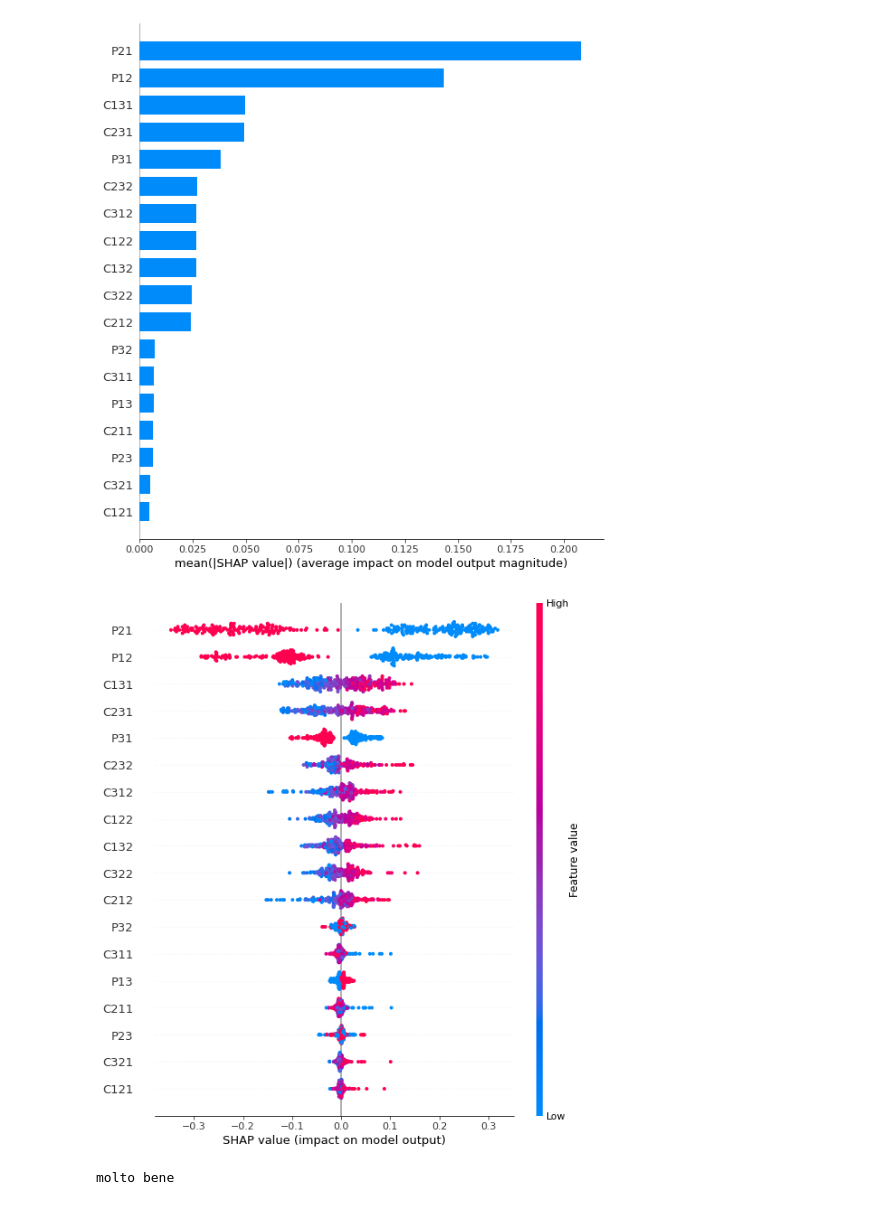
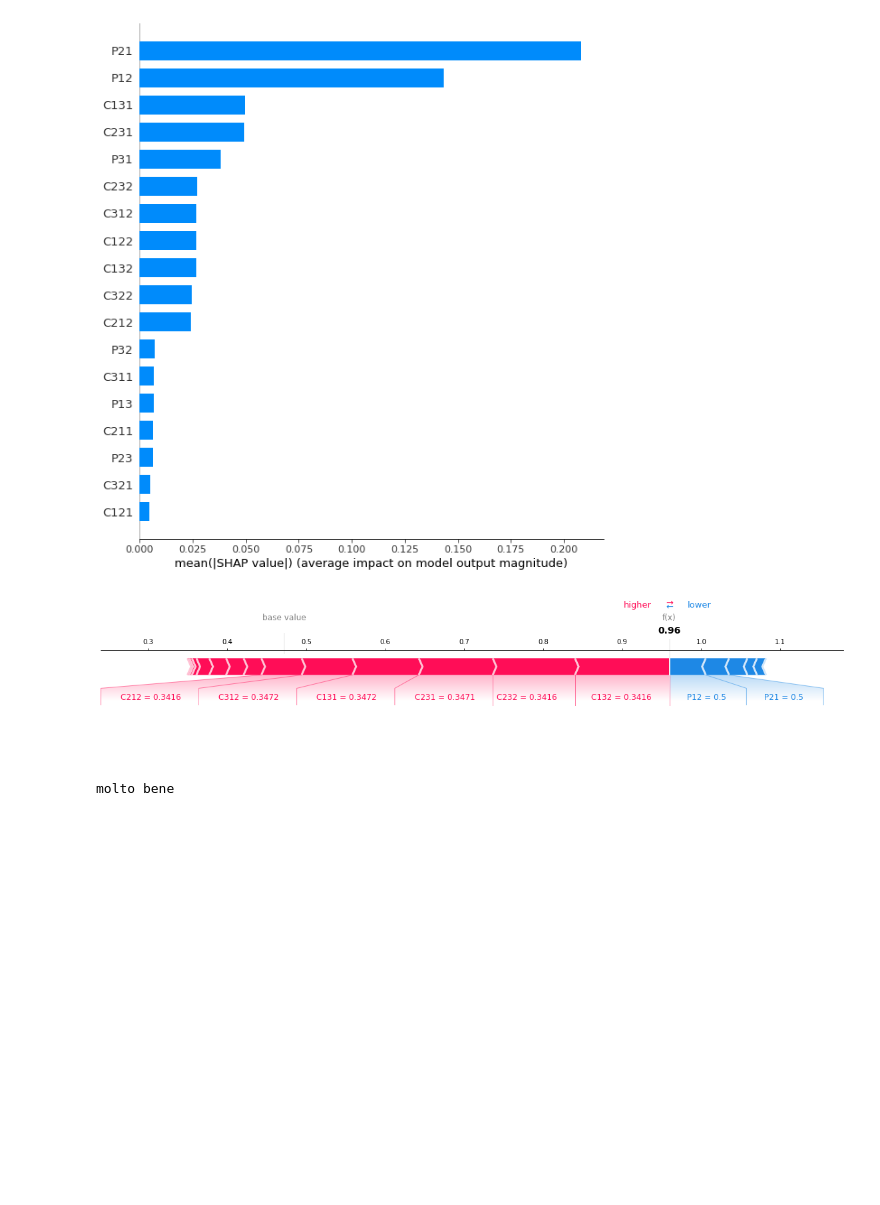
Before and after one commit to greenwd/SSCI2023, a Jupyter notebook: ssci2023.ipynb, the cells around one changed output. Saved outputs shown, nothing was run; the diff lists cells and outputs as text; code cells hidden in the pictures; blank space fills up the shorter version.

```diff
--- a/ssci2023.ipynb
+++ b/ssci2023.ipynb
@@ -5,32 +5,38 @@ import matplotlib.pyplot as plt
 import shap
 from sklearn.model_selection import train_test_split
 from sklearn import preprocessing
 from sklearn.ensemble import RandomForestRegressor
 
 np.random.seed(2)
 
 df= pd.read_csv('lidija2.csv')
 
 # target variable is 'predict'
 
 Y= df['predict']
 X= df[['C121', 'C122', 'P12', 'C131', 'C132', 'P13', 'C211', 'C212', 'P21', 'C231', 'C232', 'P23', 'C311', 'C312', 'P31', 'C321', 'C322', 'P32']]
 
 # split into training and test sets
 
 X_train, X_test, Y_train, Y_test= train_test_split(X, Y, test_size=0.2)
 
 # build the random forest model
 
 model= RandomForestRegressor(max_depth=6, random_state=2, n_estimators= 100)
 model.fit(X_train, Y_train)
 
 shap_values= shap.TreeExplainer(model).shap_values(X_train)
 shap.summary_plot(shap_values, X_train, plot_type="bar")
 
+# now check a single instance
+explainer = shap.TreeExplainer(model)
+shap_values = explainer.shap_values(X)
+shap.force_plot(explainer.expected_value, shap_values[0, :], X.iloc[0, :], matplotlib= True)
+
+
 
 print('molto bene')
 # %% [output]
 [figure]
-[figure, old version]
+[figure, new version]
 molto bene
```
